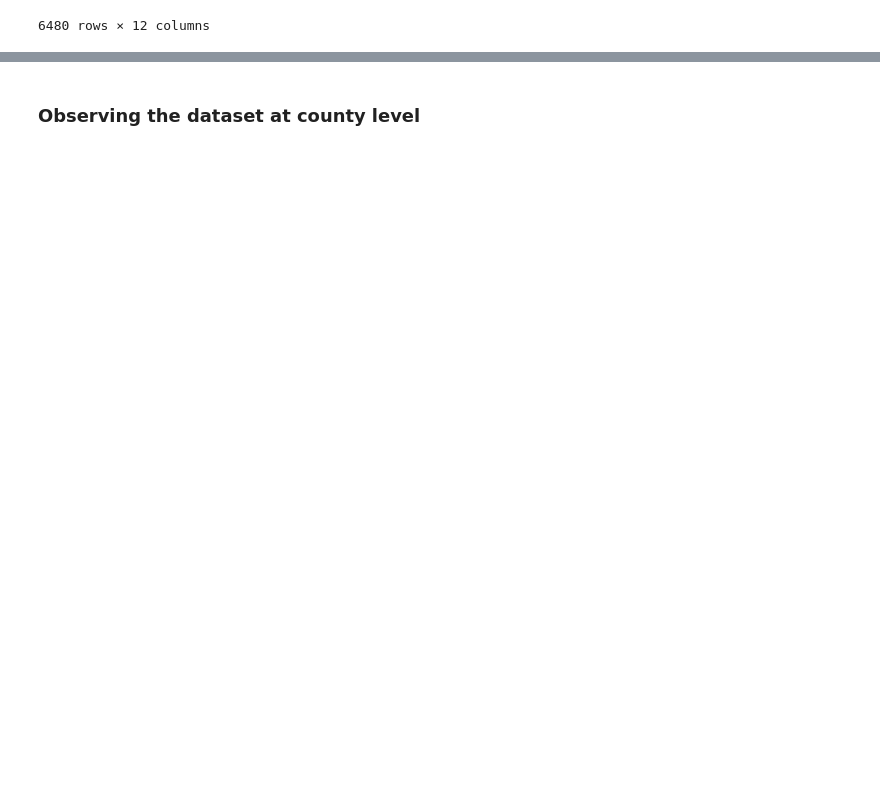
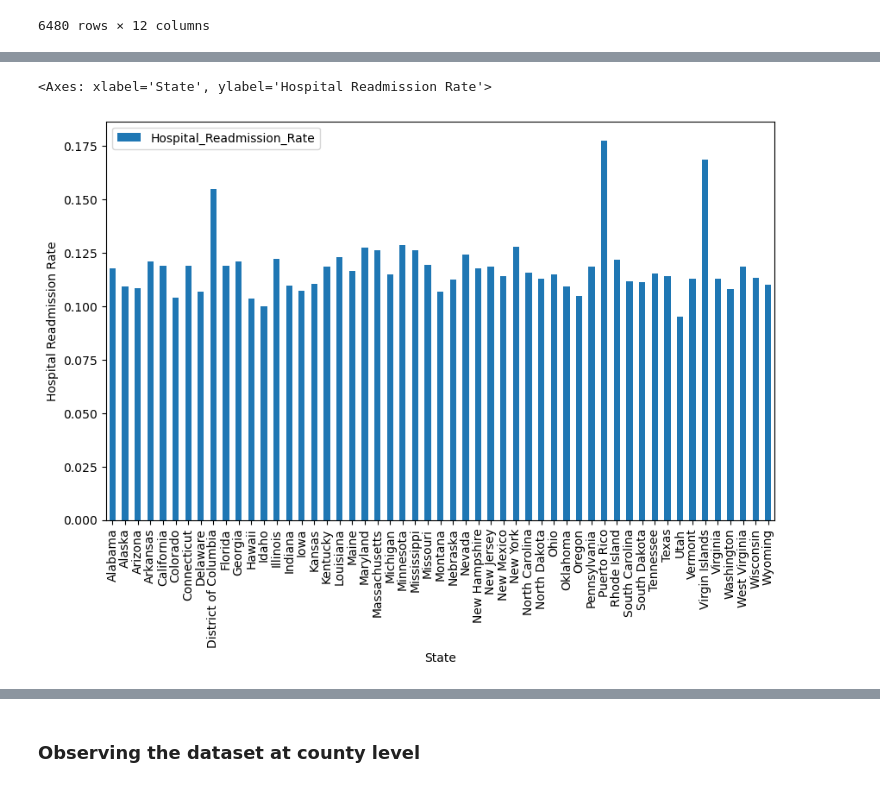
Before and after one commit to ShipraGupta16/Project_1, a Jupyter notebook: multiple_chronic_conditions_cms_2017.ipynb, the cells around one changed output, grey strips where cells are left out. Drawn from its saved outputs; the diff is of its cells as text; code cells hidden in the pictures; blank space fills up the shorter version.

```diff
--- a/multiple_chronic_conditions_cms_2017.ipynb
+++ b/multiple_chronic_conditions_cms_2017.ipynb
@@ -318,0 +264,6 @@ plt.show()
+# %%
+# Filtering for 'All' at state level
+mcc_df_state_all_df = mcc_state_df.loc[(mcc_state_df["Beneficiary_Age_Level"] == "All") \
+                                       & (mcc_state_df["Beneficiary_Demographic_Level"] == "All") \
+                                       & (mcc_state_df["Beneficiary_Geographic_Level"] == "State"), :]
+mcc_df_state_all_df
@@ -318,0 +284,6 @@ plt.show()
+# %%
+# aggregate across all multiple chronic conditions counts, get mean for some columns
+#mcc_df_totals_for_states_df[["Prevalence","Hospital_Readmission_Rate","Emergency_Room_Visits_per_1,000_Beneficiaries"]] =
+mcc_df_totals_for_states_df = mcc_df_state_all_df.groupby("Beneficiary_Geographic_Description")["Prevalence", "Hospital_Readmission_Rate", "Emergency_Room_Visits_per_1,000_Beneficiaries"].mean()
+mcc_df_totals_for_states_df
+#mcc_df_state_all_df.mean()
@@ -318,0 +335,7 @@ plt.show()
+# %%
+mcc_df_totals_for_states_df[["Hospital_Readmission_Rate"]].plot.bar(xlabel="State",
+                                                                    ylabel="Hospital Readmission Rate",
+                                                                    figsize=(10,6))
+# %% [output]
+<Axes: xlabel='State', ylabel='Hospital Readmission Rate'>
+[figure, added]
```
Also changed, not shown: parts of 55 cells of this notebook.
